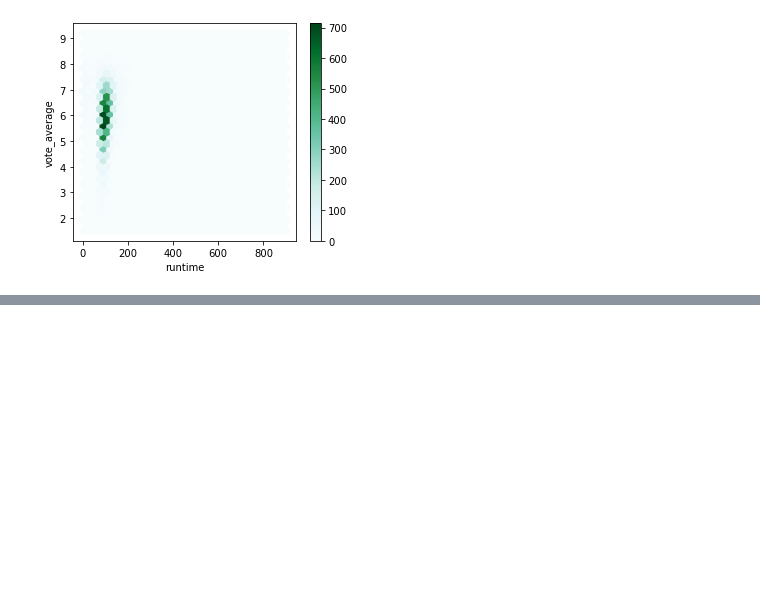
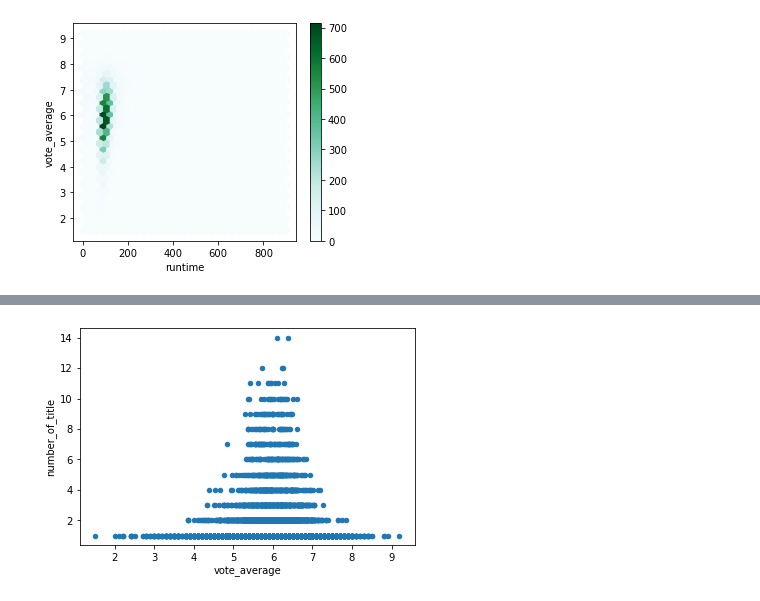
Before and after one commit to KaoriMI/Project_Investigate_a_Dataset, a Jupyter notebook: playground.ipynb, the cells around one changed output, grey strips where cells are left out. Drawn from its saved outputs; the diff is of its cells as text; code cells hidden in the pictures; blank space fills up the shorter version.

```diff
--- a/playground.ipynb
+++ b/playground.ipynb
@@ -267,0 +409,4 @@ sns.kdeplot(df.runtime, df.vote_average);
+# %%
+df_cast_clean.plot(kind = 'scatter', x = 'vote_average', y = 'number_of_title');
+# %% [output]
+[figure, added]
```
Also changed, not shown: parts of 35 cells of this notebook, 4 other files.
